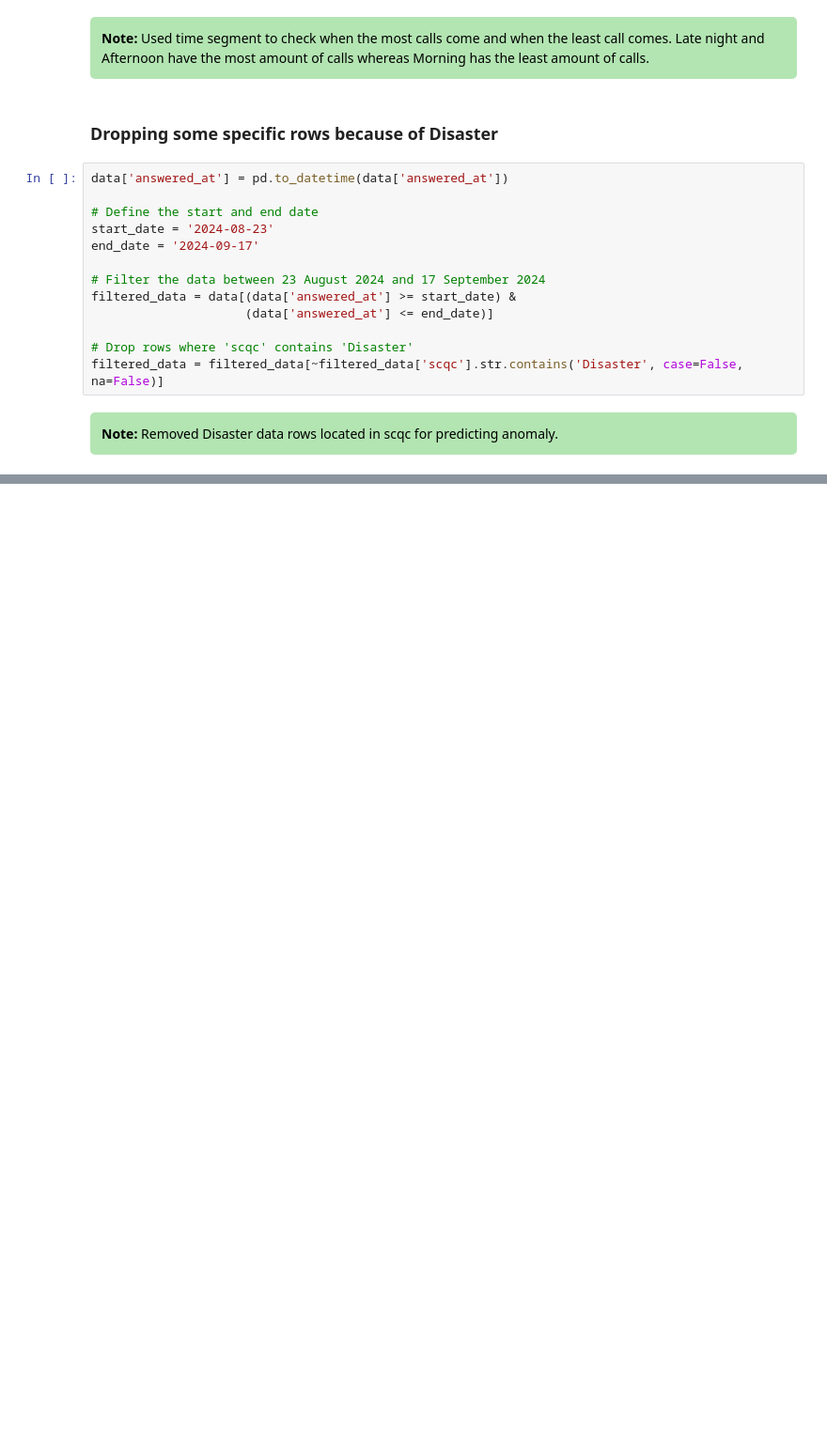
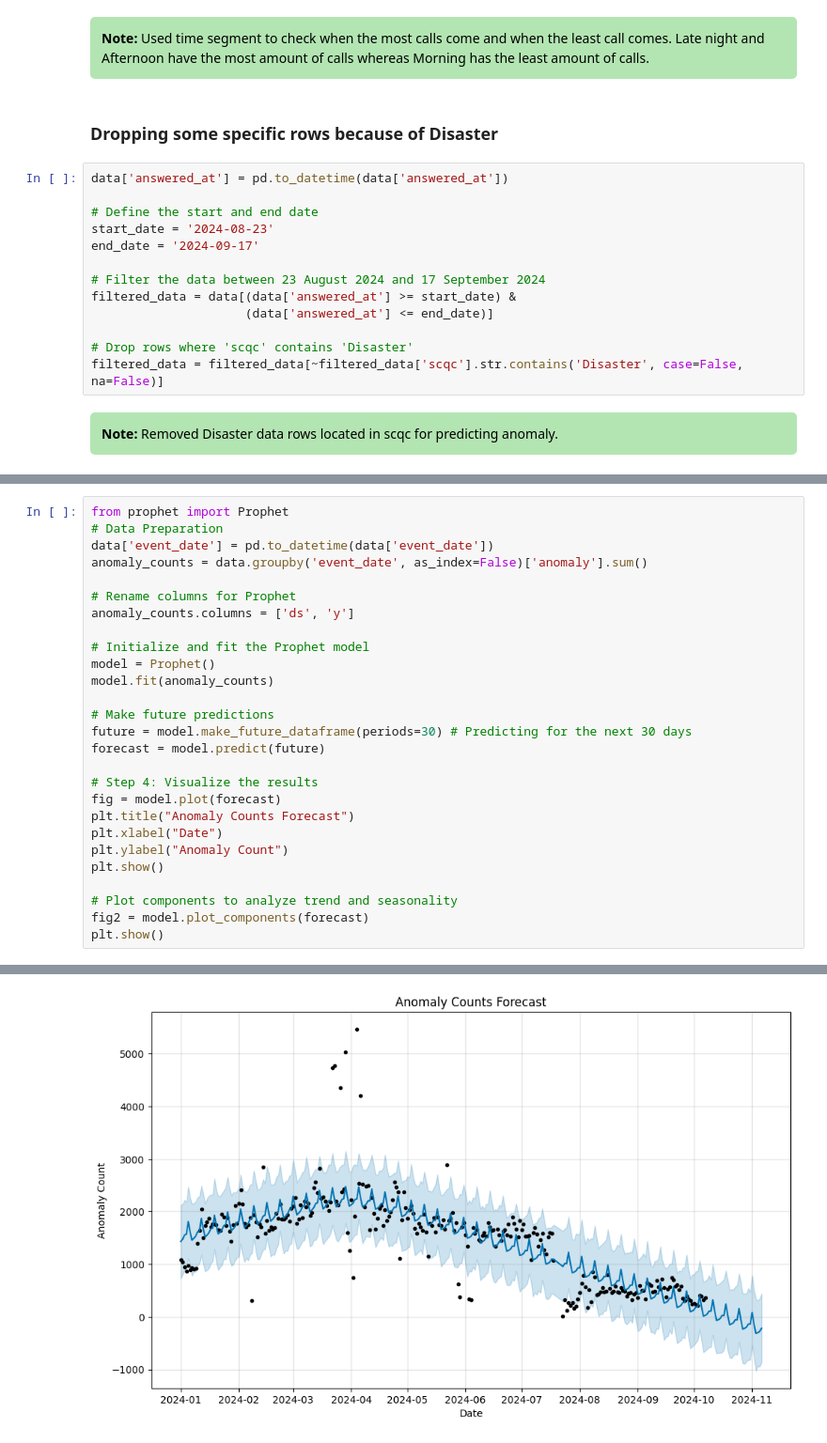
Before and after one commit to iamaber/333-data-analysis, a Jupyter notebook: main.ipynb, the cells around one changed output, grey strips where cells are left out. Shown: that part at 94% size. Drawn from its saved outputs; the diff is of its cells as text; blank space fills up the shorter version.

Commit message:
Added prediction model

```diff
--- a/main.ipynb
+++ b/main.ipynb
@@ -582,0 +695,28 @@ text-align: left;">
+# %%
+from prophet import Prophet
+# Data Preparation
+data['event_date'] = pd.to_datetime(data['event_date'])
+anomaly_counts = data.groupby('event_date', as_index=False)['anomaly'].sum()
+
+# Rename columns for Prophet
+anomaly_counts.columns = ['ds', 'y']
+
+# Initialize and fit the Prophet model
+model = Prophet()
+model.fit(anomaly_counts)
+
+# Make future predictions
+future = model.make_future_dataframe(periods=30) # Predicting for the next 30 days
+forecast = model.predict(future)
+
+# Step 4: Visualize the results
+fig = model.plot(forecast)
+plt.title("Anomaly Counts Forecast")
+plt.xlabel("Date")
+plt.ylabel("Anomaly Count")
+plt.show()
+
+# Plot components to analyze trend and seasonality
+fig2 = model.plot_components(forecast)
+plt.show()
+# %% [output]
@@ -582,0 +725 @@ text-align: left;">
+[figure, added]
```
Also changed, not shown: parts of 23 cells of this notebook.
